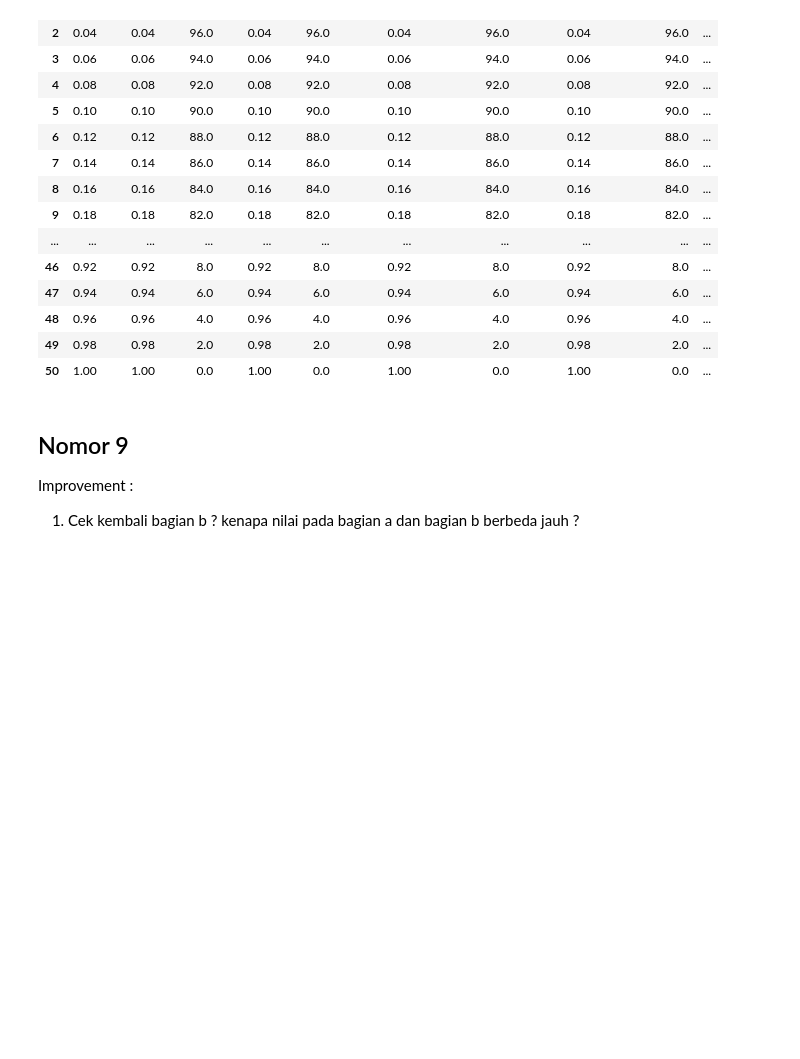
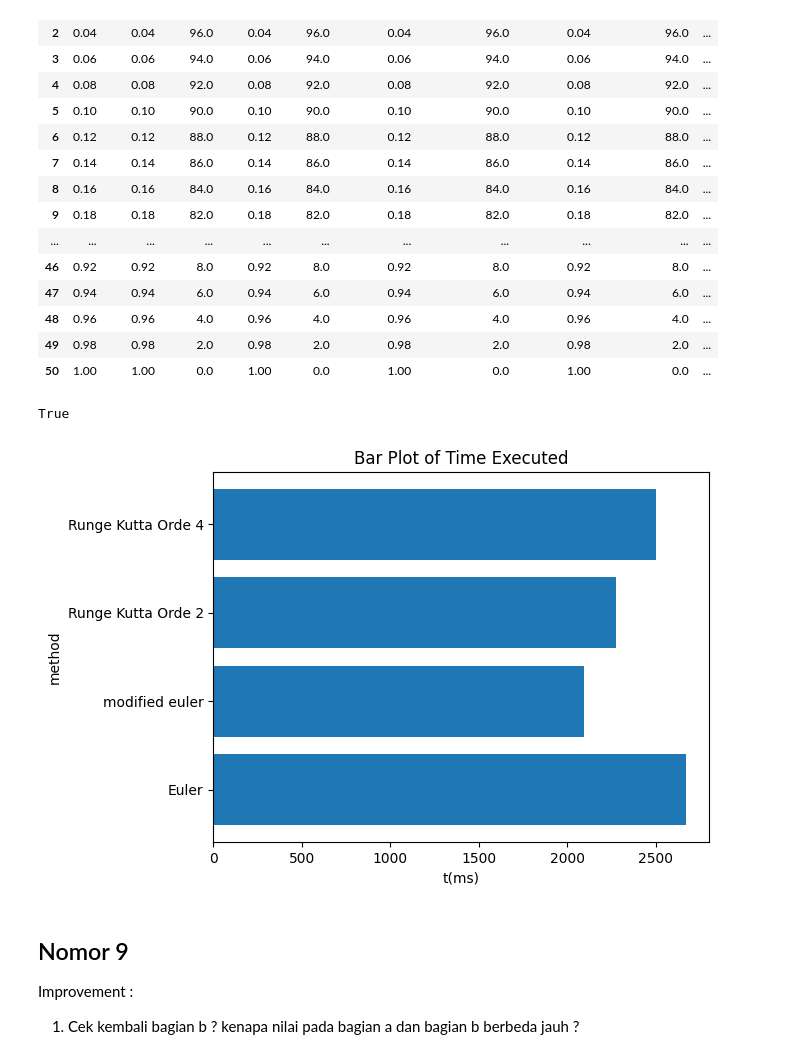
Before and after one commit to RendiZein/Metode-Rekayasa-Komputasi, a Jupyter notebook: RK_Method.ipynb, the cells around one changed output. Saved outputs shown, nothing was run; the diff lists cells and outputs as text; code cells hidden in the pictures; blank space fills up the shorter version.

```diff
--- a/RK_Method.ipynb
+++ b/RK_Method.ipynb
@@ -631,6 +676,7 @@ def euler_modified_simultaneusly_differential_equations_single_order_1(dt=0.1, p
 t, y_t, y1_eo1s, e1_eo1s, y2_eo1s, e2_eo1s, delta_time_eo1s=euler_simultaneusly_differential_equations_single_order_1(dt=0.02, pr=1)
 _, _,_, y1_rko2_o1s,y2_rko2_o1s, e1_rko2_o1s, e2_rko2_o1s, delta_time_rko2_o1s=rk_o2_simultaneusly_differential_equations_single_order_1(dt=0.02, pr=1)
 _, _,_, y1_rko4_o1s,y2_rko4_o1s, e1_rko4_o1s, e2_rko4_o1s, delta_time_rko4_o1s=rk_o4_simultaneusly_differential_equations_single_order_1(dt=0.02, pr=1)
+_,_,_,y1_em,_,e1_em,_,_,_,y2_em,_, e2_em,_,_,delta_time_em=euler_modified_simultaneusly_differential_equations_single_order_1(dt=0.02, pr=1,eps=1.0)
 # %%
 df = pd.DataFrame(list(zip(t, y1_eo1s, e1_eo1s, y2_eo1s, e2_eo1s,\
                            y1_rko2_o1s, e1_rko2_o1s, y2_rko2_o1s, e2_rko2_o1s, \
@@ -658,6 +706,24 @@ display(df)
 | 48 | 0.96 | 0.96 | 4.0 | 0.96 | 4.0 | 0.96 | 4.0 | 0.96 | 4.0 | ... |
 | 49 | 0.98 | 0.98 | 2.0 | 0.98 | 2.0 | 0.98 | 2.0 | 0.98 | 2.0 | ... |
 | 50 | 1.00 | 1.00 | 0.0 | 1.00 | 0.0 | 1.00 | 0.0 | 1.00 | 0.0 | ... |
+# %%
+np.all(((y1_eo1s==y2_eo1s)==(y1_rko2_o1s==y2_rko2_o1s))==((y1_rko4_o1s==y2_rko4_o1s)==(y1_em==y2_em)))
+# %% [output]
+True
+# %%
+name_lst=['Euler', 'modified euler', 'Runge Kutta Orde 2','Runge Kutta Orde 4']
+delta_time_lst=[delta_time_eo1s, delta_time_em, delta_time_rko2_o1s,delta_time_rko4_o1s]
+delta_time_lst=[i.microseconds for i in delta_time_lst]
+plt.barh(name_lst, delta_time_lst)
+
+plt.title('Bar Plot of Time Executed')
+plt.xlabel('t(ms)')
+plt.ylabel('method')
+# plt.grid()
+# plt.legend(loc='lower right')
+plt.show()
+# %% [output]
+[figure, added]
 # %% [markdown]
 ## Nomor 9
 Improvement :
```
Also changed, not shown: parts of 3 cells of this notebook.
